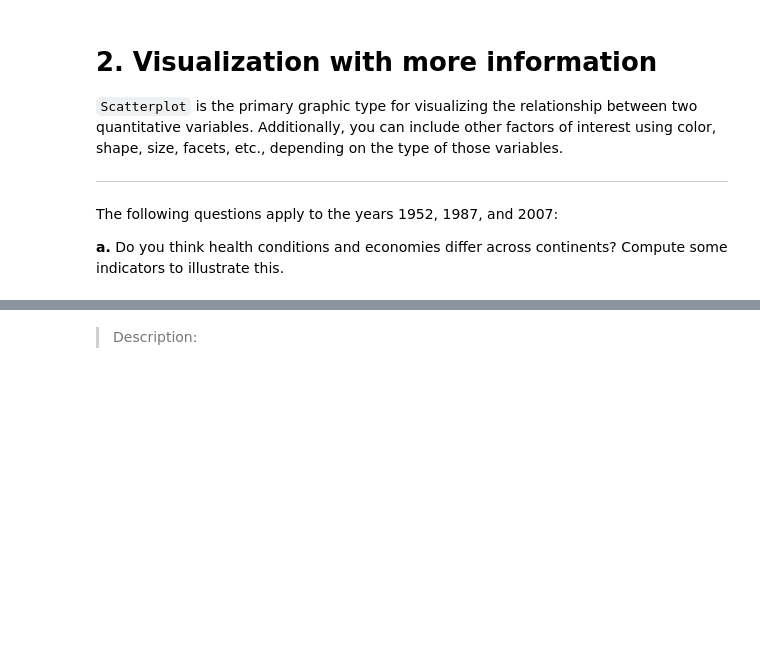
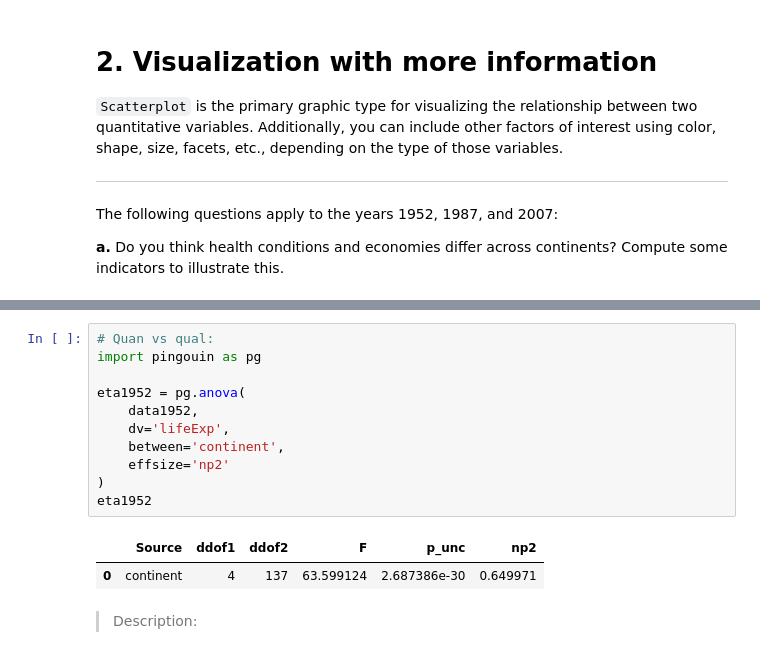
Before and after one commit to tontanhak/itc_intro_to_data_science, a Jupyter notebook: EDA/TP2_Bivariate_Analysis.ipynb, the cells around one changed output, grey strips where cells are left out. Drawn from its saved outputs; the diff is of its cells as text; blank space fills up the shorter version.

```diff
--- a/EDA/TP2_Bivariate_Analysis.ipynb
+++ b/EDA/TP2_Bivariate_Analysis.ipynb
@@ -171,3 +211,17 @@ The following questions apply to the years 1952, 1987, and 2007:
+# %%
+# Quan vs qual:
+import pingouin as pg
+
+eta1952 = pg.anova(
+    data1952,
+    dv='lifeExp',
+    between='continent',
+    effsize='np2'
+)
+eta1952
+# %% [output]
+|  | Source | ddof1 | ddof2 | F | p_unc | np2 |
+| 0 | continent | 4 | 137 | 63.599124 | 2.687386e-30 | 0.649971 |
 # %% [markdown]
 > Description:
 # %% [markdown]
```
Also changed, not shown: parts of 6 cells of this notebook, 1 other file.
